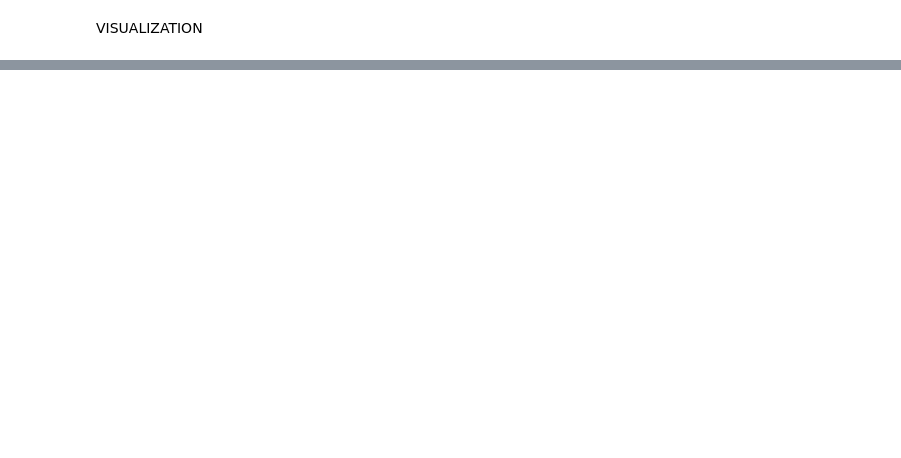
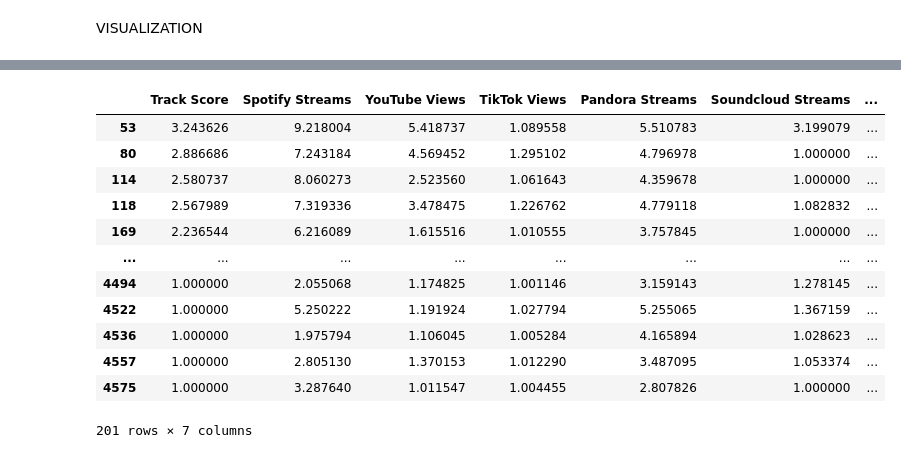
Before and after one commit to KizMan-23/unsupervised_models, a Jupyter notebook: kmeans.ipynb, the cells around one changed output, grey strips where cells are left out. Cells and saved outputs as stored; diff of their text form; code cells hidden in the pictures; blank space fills up the shorter version.

Commit message:
finalized on kmeans function and cluster-labels comaprison'

```diff
--- a/kmeans.ipynb
+++ b/kmeans.ipynb
@@ -160,7 +154,7 @@ Name: count, dtype: int64
 # %%
 #obtain Geometric mean of each features(cluster centroids)
 def new_centroids(data, labels,k):
-    data.groupby(labels).apply(lambda x: np.exp(np.log(x).mean())).T
+    return data.groupby(labels).apply(lambda x: np.exp(np.log(x).mean())).T
 # %% [markdown]
 VISUALIZATION
 # %%
@@ -204,0 +206,18 @@ centroids
+# %%
+cat_zero = data[labels ==0]
+# %%
+cat_zero
+# %% [output]
+|  | Track Score | Spotify Streams | YouTube Views | TikTok Views | Pandora Streams | Soundcloud Streams | ... |
+| 53 | 3.243626 | 9.218004 | 5.418737 | 1.089558 | 5.510783 | 3.199079 | ... |
+| 80 | 2.886686 | 7.243184 | 4.569452 | 1.295102 | 4.796978 | 1.000000 | ... |
+| 114 | 2.580737 | 8.060273 | 2.523560 | 1.061643 | 4.359678 | 1.000000 | ... |
+| 118 | 2.567989 | 7.319336 | 3.478475 | 1.226762 | 4.779118 | 1.082832 | ... |
+| 169 | 2.236544 | 6.216089 | 1.615516 | 1.010555 | 3.757845 | 1.000000 | ... |
+| ... | ... | ... | ... | ... | ... | ... | ... |
+| 4494 | 1.000000 | 2.055068 | 1.174825 | 1.001146 | 3.159143 | 1.278145 | ... |
+| 4522 | 1.000000 | 5.250222 | 1.191924 | 1.027794 | 5.255065 | 1.367159 | ... |
+| 4536 | 1.000000 | 1.975794 | 1.106045 | 1.005284 | 4.165894 | 1.028623 | ... |
+| 4557 | 1.000000 | 2.805130 | 1.370153 | 1.012290 | 3.487095 | 1.053374 | ... |
+| 4575 | 1.000000 | 3.287640 | 1.011547 | 1.004455 | 2.807826 | 1.000000 | ... |
+201 rows × 7 columns
```
Also changed, not shown: parts of 9 cells of this notebook, 1 other file.
